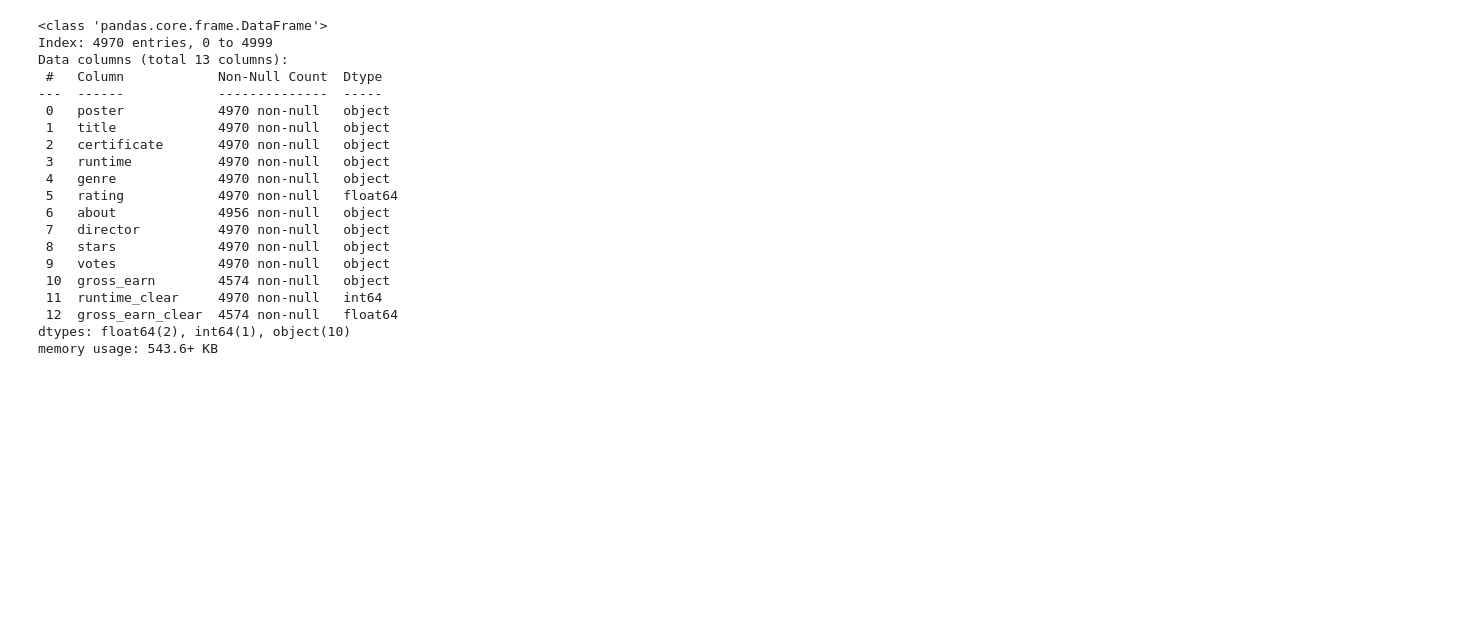
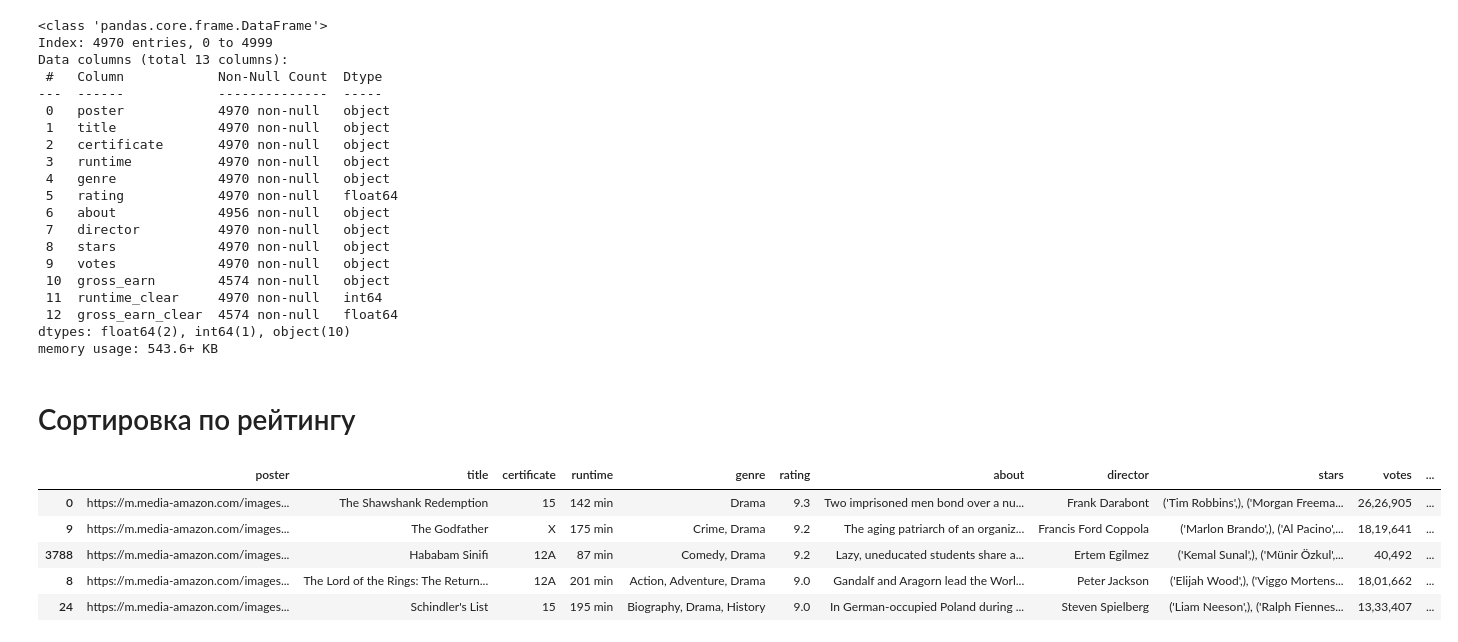
Before and after one commit to iKREISHI/learn-data-cleaning, a Jupyter notebook: src/film/movies.ipynb, the cells around one changed output. Saved outputs shown, nothing was run; the diff lists cells and outputs as text; code cells hidden in the pictures; blank space fills up the shorter version.

```diff
--- a/src/film/movies.ipynb
+++ b/src/film/movies.ipynb
@@ -301,3 +301,16 @@ Data columns (total 13 columns):
  12  gross_earn_clear  4574 non-null   float64
 dtypes: float64(2), int64(1), object(10)
 memory usage: 543.6+ KB
+# %% [markdown]
+# Сортировка по рейтингу
+# %%
+sorted_dataset = df_copy.sort_values(by='rating', ascending=False)
+# %%
+sorted_dataset.head()
+# %% [output]
+|  | poster | title | certificate | runtime | genre | rating | about | director | stars | votes | ... |
+| 0 | https://m.media-amazon.com/images... | The Shawshank Redemption | 15 | 142 min | Drama | 9.3 | Two imprisoned men bond over a nu... | Frank Darabont | ('Tim Robbins',), ('Morgan Freema... | 26,26,905 | ... |
+| 9 | https://m.media-amazon.com/images... | The Godfather | X | 175 min | Crime, Drama | 9.2 | The aging patriarch of an organiz... | Francis Ford Coppola | ('Marlon Brando',), ('Al Pacino',... | 18,19,641 | ... |
+| 3788 | https://m.media-amazon.com/images... | Hababam Sinifi | 12A | 87 min | Comedy, Drama | 9.2 | Lazy, uneducated students share a... | Ertem Egilmez | ('Kemal Sunal',), ('Münir Özkul',... | 40,492 | ... |
+| 8 | https://m.media-amazon.com/images... | The Lord of the Rings: The Return... | 12A | 201 min | Action, Adventure, Drama | 9.0 | Gandalf and Aragorn lead the Worl... | Peter Jackson | ('Elijah Wood',), ('Viggo Mortens... | 18,01,662 | ... |
+| 24 | https://m.media-amazon.com/images... | Schindler's List | 15 | 195 min | Biography, Drama, History | 9.0 | In German-occupied Poland during ... | Steven Spielberg | ('Liam Neeson',), ('Ralph Fiennes... | 13,33,407 | ... |
```
Also changed, not shown: parts of 3 cells of this notebook, 2 other files.
